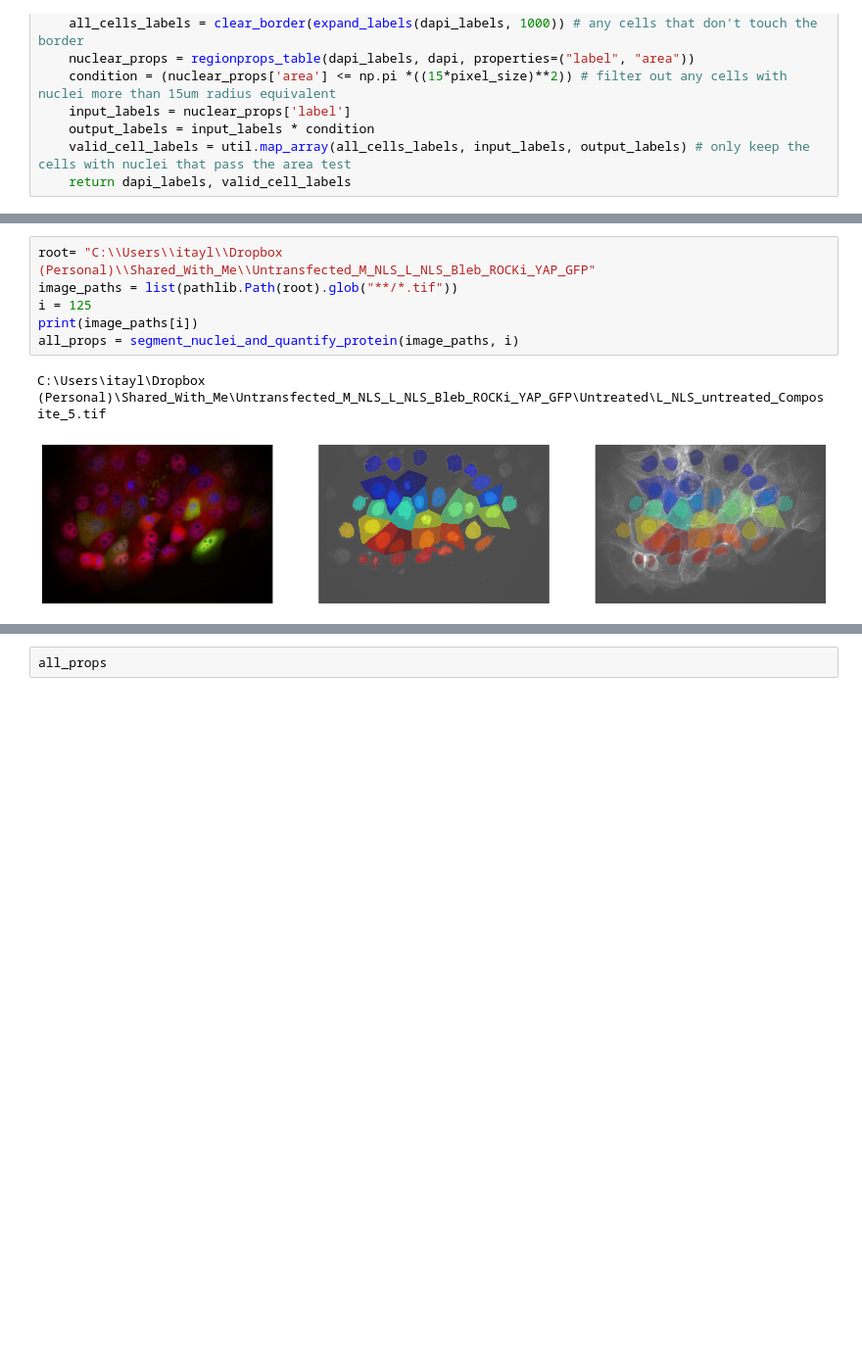
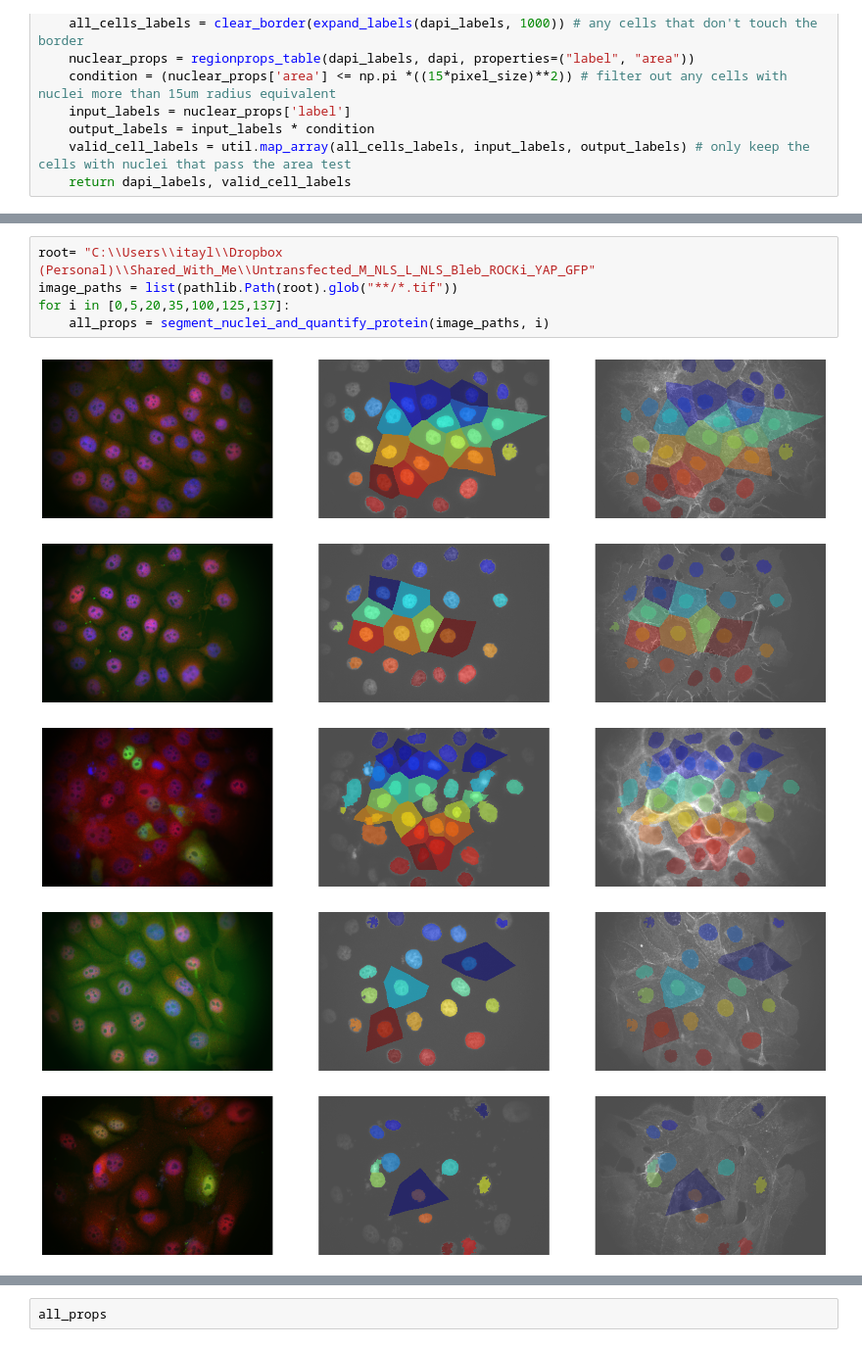
Before and after one commit to isobelth/image_quantification, a Jupyter notebook: Nuclear_YAP_2D_Analysis/nuclear_protein_2D_fluorescent_stacks.ipynb, the cells around one changed output, grey strips where cells are left out. Shown at 98% size. Drawn from its saved outputs; the diff is of its cells as text; blank space fills up the shorter version.

Commit message:
images for yap readme

```diff
--- a/Nuclear_YAP_2D_Analysis/nuclear_protein_2D_fluorescent_stacks.ipynb
+++ b/Nuclear_YAP_2D_Analysis/nuclear_protein_2D_fluorescent_stacks.ipynb
@@ -287,9 +287,11 @@ def segment_nuclei_and_quantify_protein(image_paths, i, to_plot = True, membrane
 # %%
 root= "C:\\Users\\itayl\\Dropbox (Personal)\\Shared_With_Me\\Untransfected_M_NLS_L_NLS_Bleb_ROCKi_YAP_GFP"
 image_paths = list(pathlib.Path(root).glob("**/*.tif"))
-i = 125
-print(image_paths[i])
-all_props = segment_nuclei_and_quantify_protein(image_paths, i)
+for i in [0,5,20,35,100,125,137]:
+    all_props = segment_nuclei_and_quantify_protein(image_paths, i)
 # %% [output]
-C:\Users\itayl\Dropbox (Personal)\Shared_With_Me\Untransfected_M_NLS_L_NLS_Bleb_ROCKi_YAP_GFP\Untreated\L_NLS_untreated_Composite_5.tif
-[figure, old version]
+[figure, new version]
+[figure, added]
+[figure, added]
+[figure, added]
+[figure, added]
```
Also changed, not shown: parts of 2 cells of this notebook, 7 other files.
